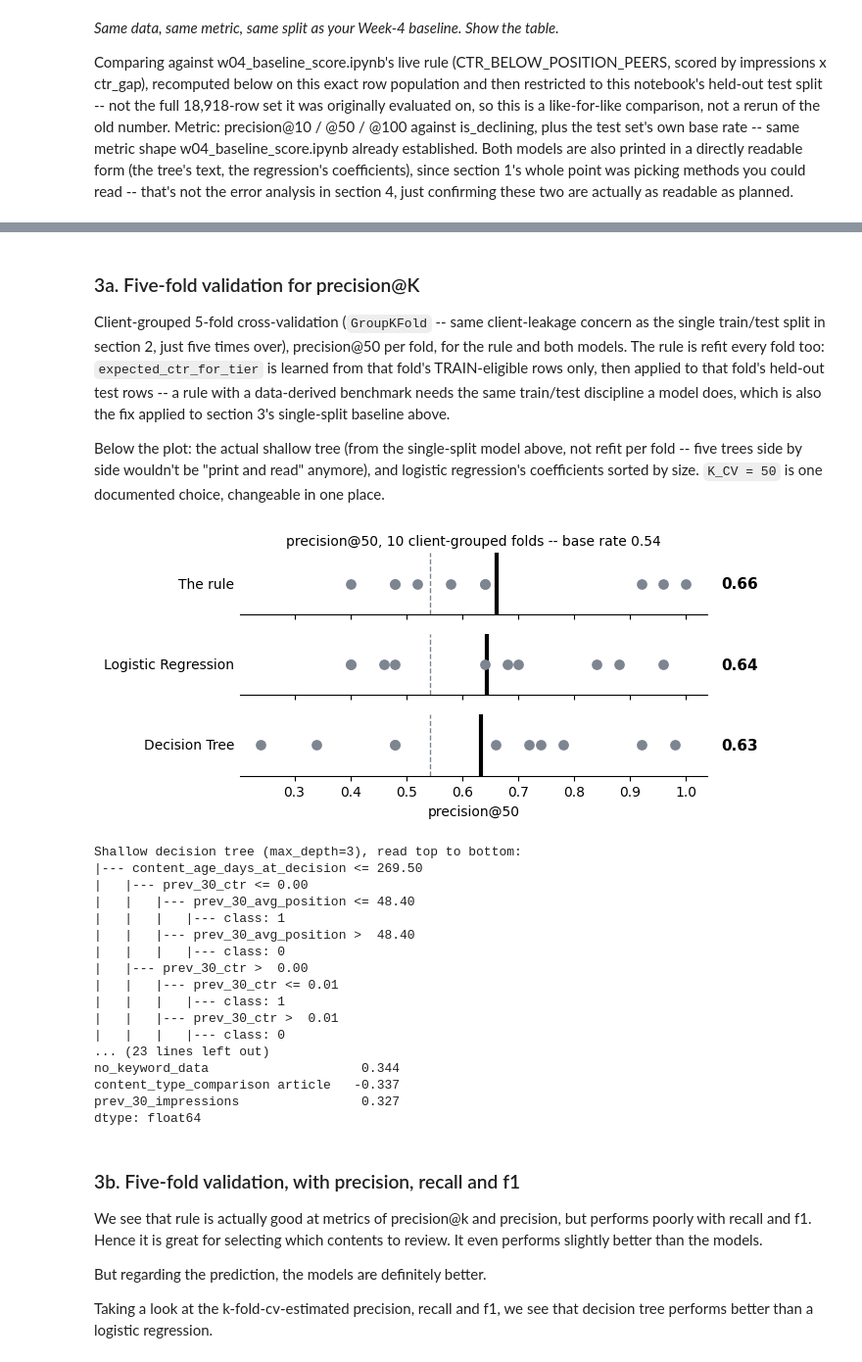
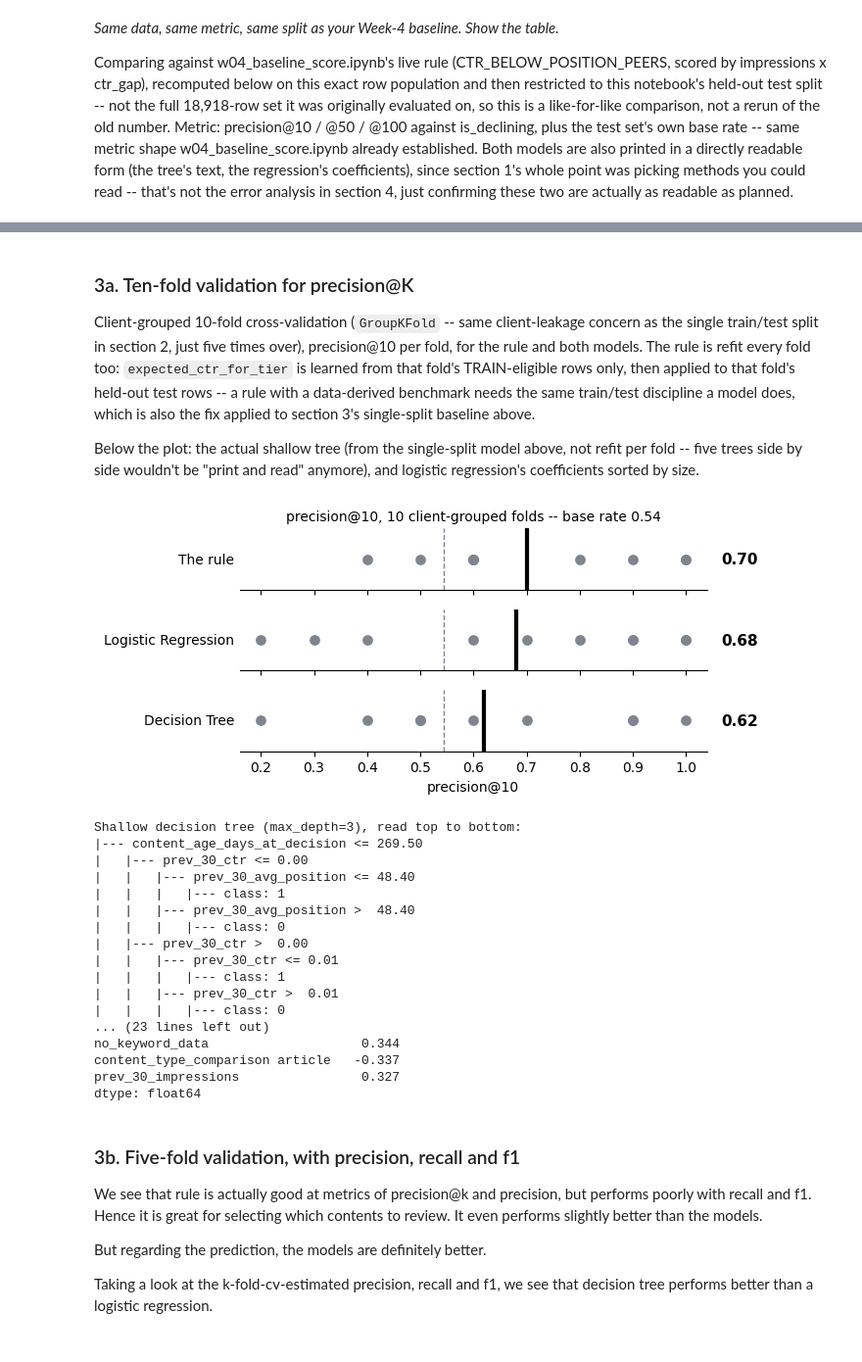
Before and after one commit to vahagngrigoryan2006/flyrank-internship-ml, a Jupyter notebook: work/notebooks/w05_model.ipynb, the cells around one changed output, grey strips where cells are left out. Shown at 98% size. Drawn from its saved outputs; the diff is of its cells as text; code cells hidden in the pictures.

```diff
--- a/work/notebooks/w05_model.ipynb
+++ b/work/notebooks/w05_model.ipynb
@@ -89,7 +89,23 @@ features = con.sql(f"""
                SUM(CASE WHEN f.report_date < b.as_of_date - INTERVAL 30 DAY AND f.report_date >= b.as_of_date - INTERVAL 60 DAY
                         THEN f.ga4_engaged_sessions ELSE 0 END) AS prev_30_engaged_sessions,
                SUM(CASE WHEN f.report_date < b.as_of_date - INTERVAL 30 DAY AND f.report_date >= b.as_of_date - INTERVAL 60 DAY
-                        THEN f.scroll_events ELSE 0 END) AS prev_30_scroll_events
+                        THEN f.scroll_events ELSE 0 END) AS prev_30_scroll_events,
+
+
+
+              SUM(CASE WHEN f.report_date < b.as_of_date - INTERVAL 30 DAY AND f.report_date >= b.as_of_date - INTERVAL 60 DAY
+                        THEN f.gsc_avg_position * f.gsc_impressions ELSE 0 END) /
+                  NULLIF(SUM(CASE WHEN f.report_date < b.as_of_date - INTERVAL 30 DAY AND f.report_date >= b.as_of_date - INTERVAL 60 DAY
+                        THEN f.gsc_impressions ELSE 0 END), 0
+                        ) AS weighted_position,
+
+              CASE WHEN SUM(CASE WHEN f.report_date < b.as_of_date - INTERVAL 30 DAY AND f.report_date >= b.as_of_date - INTERVAL 60 DAY
+                        THEN f.ga4_sessions ELSE 0 END) > 0
+                  THEN SUM(CASE WHEN f.report_date < b.as_of_date - INTERVAL 30 DAY AND f.report_date >= b.as_of_date - INTERVAL 60 DAY
+                        THEN f.ga4_engaged_sessions ELSE 0 END) /
+                  SUM(CASE WHEN f.report_date < b.as_of_date - INTERVAL 30 DAY AND f.report_date >= b.as_of_date - INTERVAL 60 DAY
+                        THEN f.ga4_sessions ELSE 0 END) END AS engagement_rate
+
         FROM {FACT_APRIL_MAY} f, bounds b
         GROUP BY 1, 2
     )
@@ -130,7 +146,7 @@ selected_features = [
     "content_age_days_at_decision", "days_since_last_update_at_decision",
     "keyword_char_count", "keyword_token_count", "content_type",
     "search_volume", "competition", "cpc", "keyword_age_days_at_decision",
-    "main_intent", "backlinks", "category_count", "char_count", "word_count",
+    "main_intent", "backlinks", "category_count", "char_count", "word_count"
 ]
 
 df = features[selected_features].copy()
@@ -154,6 +170,7 @@ df["main_intent"] = df["main_intent"].fillna("NA")
 df["backlinks_na"] = df["backlinks"].isna().astype(int)
 df["backlinks"] = df["backlinks"].fillna(0)
 
+
 print(f"\nFeature matrix: {df.shape[0]:,} rows x {df.shape[1]} columns (should be 23, matching w03).")
 assert df.isna().sum().sum() == 0, "Unexpected NAs remain -- w03\'s handling should leave none."
 
@@ -297,9 +314,9 @@ Test set: 7,261 rows, base rate (is_declining) = 0.473
 | logistic_regression | 0.2 | 0.50 | 0.51 | 0.473 |
 # %% [markdown]
-### 3a. Five-fold validation for precision@K
+### 3a. Ten-fold validation for precision@K
 
-Client-grouped 5-fold cross-validation (`GroupKFold` -- same client-leakage concern as the single
-train/test split in section 2, just five times over), precision@50 per fold, for the rule and both
+Client-grouped 10-fold cross-validation (`GroupKFold` -- same client-leakage concern as the single
+train/test split in section 2, just five times over), precision@10 per fold, for the rule and both
 models. The rule is refit every fold too: `expected_ctr_for_tier` is learned from that fold's
 TRAIN-eligible rows only, then applied to that fold's held-out test rows -- a rule with a
 data-derived benchmark needs the same train/test discipline a model does, which is also the fix
@@ -307,13 +324,13 @@ applied to section 3's single-split baseline above.
 
 Below the plot: the actual shallow tree (from the single-split model above, not refit per fold --
 five trees side by side wouldn't be "print and read" anymore), and logistic regression's
-coefficients sorted by size. `K_CV = 50` is one documented choice, changeable in one place.
+coefficients sorted by size.
 # %%
 import matplotlib.pyplot as plt
 from sklearn.model_selection import GroupKFold
 from sklearn.base import clone
 
-K_CV = 50  # precision@K used for every fold below -- one documented choice, easy to change
+K_CV = 10  # precision@K used for every fold below -- one documented choice, easy to change
 
 K_fold = 10
 gkf = GroupKFold(n_splits=K_fold)
@@ -364,34 +381,34 @@ for ax, key, label in zip(axes, model_order, model_labels):
     ax.scatter(scores, [0] * len(scores), s=45, color="#7d8590", zorder=3)
     ax.axvline(overall_base_rate, color="#7d8590", linestyle="--", linewidth=1, zorder=1)
     ax.axvline(mean_score, color="black", linewidth=3, zorder=2)
     ax.set_yticks([])
     ax.set_ylabel(label, rotation=0, ha="right", va="center", fontsize=10)
     ax.text(1.03, 0, f"{mean_score:.2f}", transform=ax.get_yaxis_transform(),
             va="center", fontsize=11, fontweight="bold")
     for spine in ["top", "right", "left"]:
         ax.spines[spine].set_visible(False)
 
 axes[0].set_title(f"precision@{K_CV}, {K_fold} client-grouped folds -- base rate {overall_base_rate:.2f}", fontsize=10)
 axes[-1].set_xlabel(f"precision@{K_CV}")
 plt.tight_layout()
 plt.show()
 
 # ---- The shallow tree, printed in full (the single-split model fit in the previous cell) ----
 feat_names_tree = numeric_cols + list(
     tree_pipe.named_steps["prep"].named_transformers_["cat"].get_feature_names_out(categorical_cols)
 )
 print("\nShallow decision tree (max_depth=3), read top to bottom:")
 print(export_text(tree_pipe.named_steps["clf"], feature_names=feat_names_tree))
 
 # ---- Logistic regression coefficients (the single-split model fit in the previous cell) ----
 feat_names_lr = numeric_cols + list(
     lr_pipe.named_steps["prep"].named_transformers_["cat"].get_feature_names_out(categorical_cols)
 )
 lr_coefs = pd.Series(lr_pipe.named_steps["clf"].coef_[0], index=feat_names_lr).sort_values(key=abs, ascending=False)
 print("\nLogistic regression -- top 12 coefficients by magnitude (positive = pushes toward is_declining):")
 print(lr_coefs.head(12).round(3))
 # %% [output]
-[figure, old version]
+[figure, new version]
 Shallow decision tree (max_depth=3), read top to bottom:
 |--- content_age_days_at_decision <= 269.50
 |   |--- prev_30_ctr <= 0.00
```
Also changed, not shown: parts of 1 cell of this notebook.
